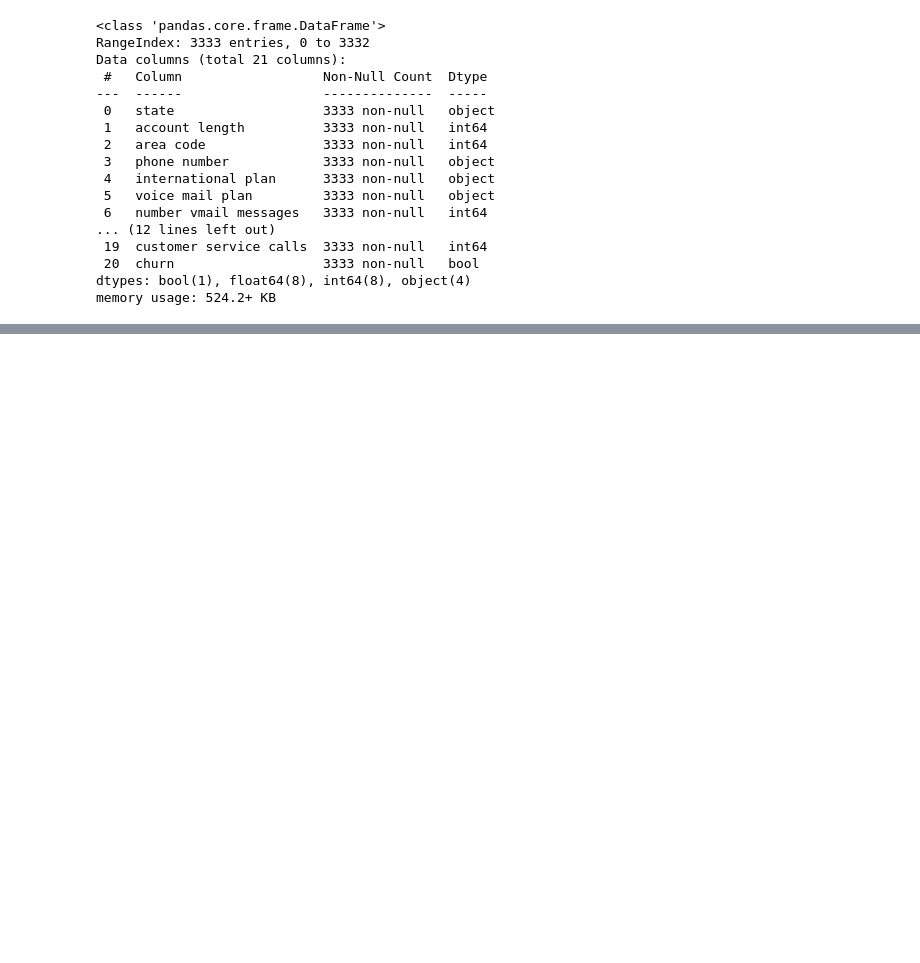
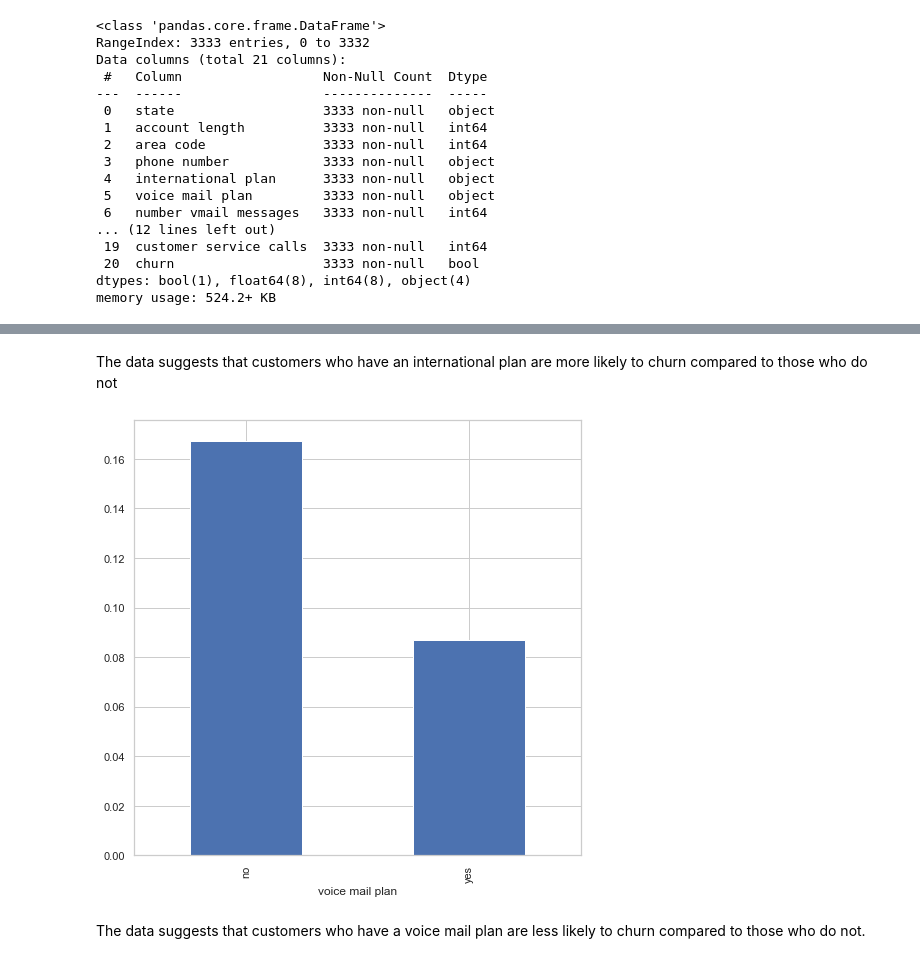
Before and after one commit to nyange21/TelecomChurnPredict-phase3, a Jupyter notebook: model.ipynb, the cells around one changed output, grey strips where cells are left out. Cells and saved outputs as stored; diff of their text form; code cells hidden in the pictures; blank space fills up the shorter version.

Commit message:
Data Analysis and Data Preparation done

```diff
--- a/model.ipynb
+++ b/model.ipynb
@@ -92,0 +192,10 @@ memory usage: 524.2+ KB
+# %% [markdown]
+The data suggests that customers who have an international plan are more likely to churn compared to those who do not
+# %%
+# check how do having voicemail and an international plan relate to subscriber loyalty
+df.groupby('voice mail plan')['churn'].mean().plot(kind='bar')
+plt.show()
+# %% [output]
+[figure, added]
+# %% [markdown]
+The data suggests that customers who have a voice mail plan are less likely to churn compared to those who do not.
```
Also changed, not shown: parts of 24 cells of this notebook.
